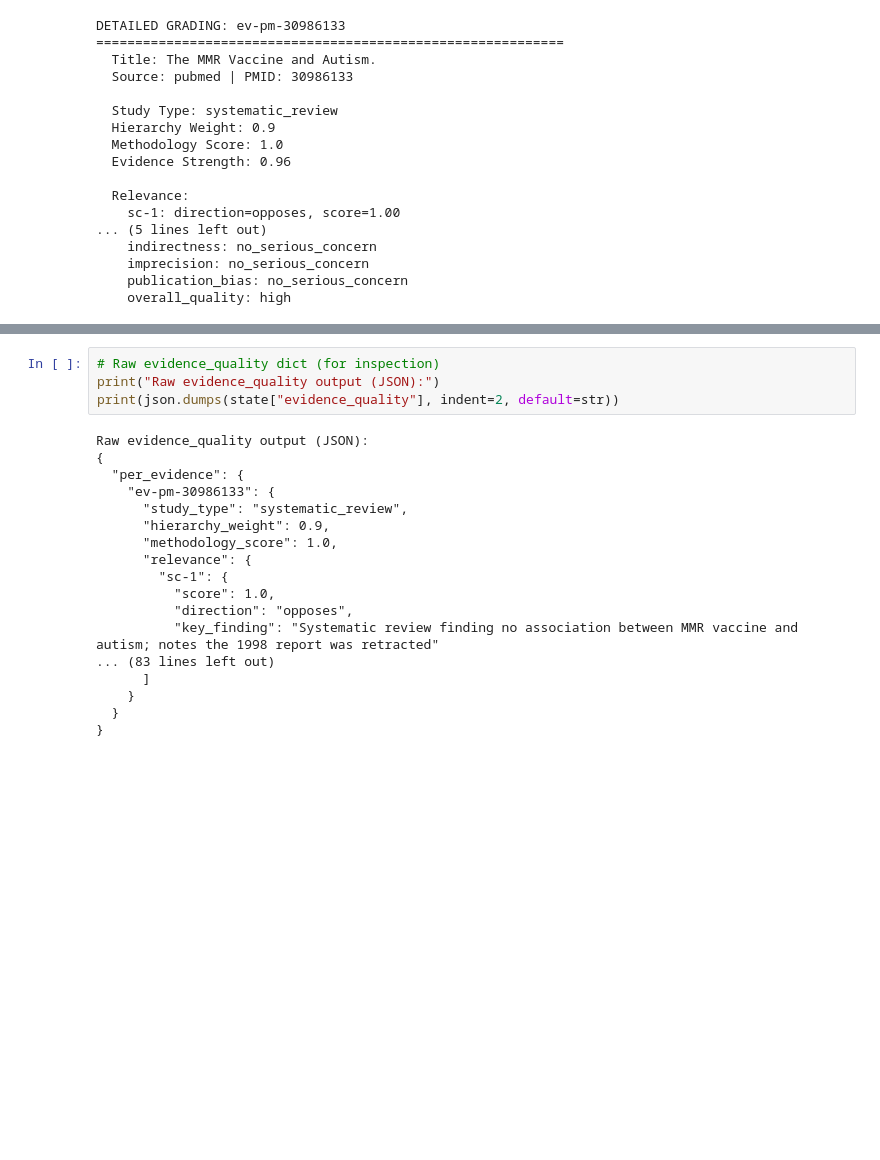
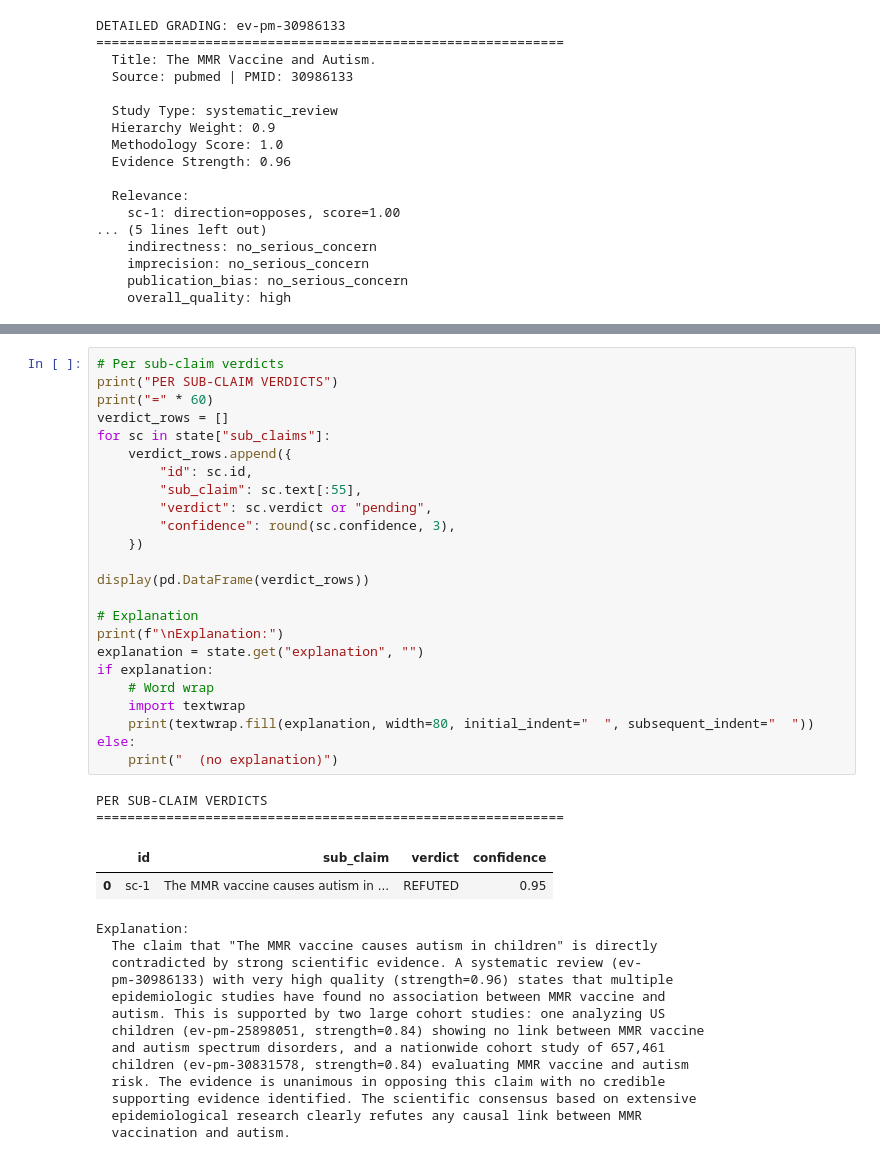
Before and after one commit to ikhwanwahid/health-claim-checker, a Jupyter notebook: notebooks/03_pipeline_e2e.ipynb, the cells around one changed output, grey strips where cells are left out. Drawn from its saved outputs; the diff is of its cells as text; blank space fills up the shorter version.

```diff
--- a/notebooks/03_pipeline_e2e.ipynb
+++ b/notebooks/03_pipeline_e2e.ipynb
@@ -451,24 +439,44 @@ Agent Traces:
 # %%
-# Raw evidence_quality dict (for inspection)
-print("Raw evidence_quality output (JSON):")
-print(json.dumps(state["evidence_quality"], indent=2, default=str))
+# Per sub-claim verdicts
+print("PER SUB-CLAIM VERDICTS")
+print("=" * 60)
+verdict_rows = []
+for sc in state["sub_claims"]:
+    verdict_rows.append({
+        "id": sc.id,
+        "sub_claim": sc.text[:55],
+        "verdict": sc.verdict or "pending",
+        "confidence": round(sc.confidence, 3),
+    })
+
+display(pd.DataFrame(verdict_rows))
+
+# Explanation
+print(f"\nExplanation:")
+explanation = state.get("explanation", "")
+if explanation:
+    # Word wrap
+    import textwrap
+    print(textwrap.fill(explanation, width=80, initial_indent="  ", subsequent_indent="  "))
+else:
+    print("  (no explanation)")
 # %% [output]
-Raw evidence_quality output (JSON):
-{
-  "per_evidence": {
-    "ev-pm-30986133": {
-      "study_type": "systematic_review",
-      "hierarchy_weight": 0.9,
-      "methodology_score": 1.0,
-      "relevance": {
-        "sc-1": {
-          "score": 1.0,
-          "direction": "opposes",
-          "key_finding": "Systematic review finding no association between MMR vaccine and autism; notes the 1998 report was retracted"
-... (83 lines left out)
-      ]
-    }
-  }
-}
+PER SUB-CLAIM VERDICTS
+============================================================
+|  | id | sub_claim | verdict | confidence |
+| 0 | sc-1 | The MMR vaccine causes autism in ... | REFUTED | 0.95 |
+Explanation:
+  The claim that "The MMR vaccine causes autism in children" is directly
+  contradicted by strong scientific evidence. A systematic review (ev-
+  pm-30986133) with very high quality (strength=0.96) states that multiple
+  epidemiologic studies have found no association between MMR vaccine and
+  autism. This is supported by two large cohort studies: one analyzing US
+  children (ev-pm-25898051, strength=0.84) showing no link between MMR vaccine
+  and autism spectrum disorders, and a nationwide cohort study of 657,461
+  children (ev-pm-30831578, strength=0.84) evaluating MMR vaccine and autism
+  risk. The evidence is unanimous in opposing this claim with no credible
+  supporting evidence identified. The scientific consensus based on extensive
+  epidemiological research clearly refutes any causal link between MMR
+  vaccination and autism.
 # %% [markdown]
 ---
```
Also changed, not shown: parts of 14 cells of this notebook, 6 other files.
